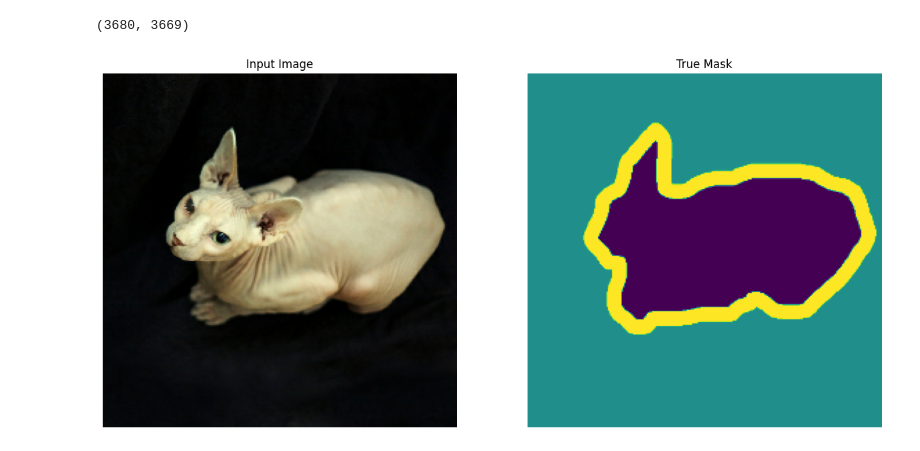
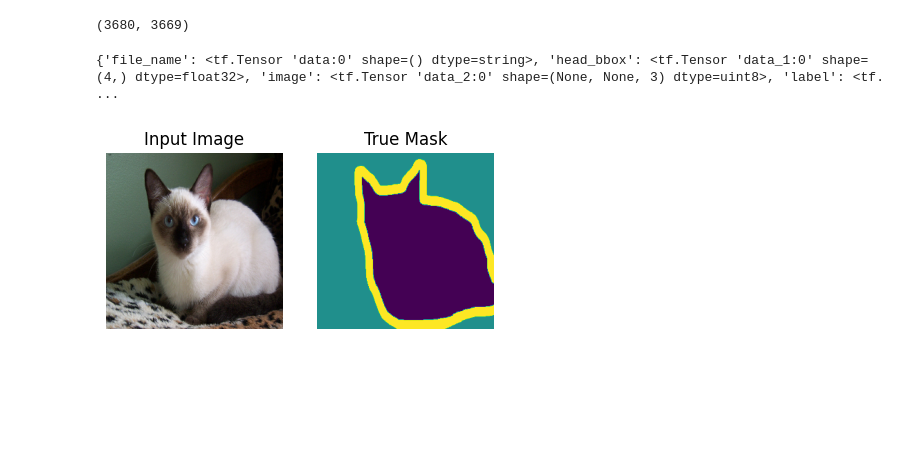
Before and after one commit to vidiasgiannis/CV_Segmentation_Mask_Modelling, a Jupyter notebook: src/RealDataLoader.ipynb, the cells around one changed output. Drawn from its saved outputs; the diff is of its cells as text; code cells hidden in the pictures; blank space fills up the shorter version.

Commit message:
data-augmentation techniques

```diff
--- a/src/RealDataLoader.ipynb
+++ b/src/RealDataLoader.ipynb
@@ -36,20 +35,3 @@ dataset
 # %% [output]
 {'train': <_PrefetchDataset element_spec={'file_name': TensorSpec(shape=(), dtype=tf.string, name=None), 'head_bbox': TensorSpec(shape=(4,), dtype=tf.float32, name=None), 'image': TensorSpec(shape=(No ...
  'test': <_PrefetchDataset element_spec={'file_name': TensorSpec(shape=(), dtype=tf.string, name=None), 'head_bbox': TensorSpec(shape=(4,), dtype=tf.float32, name=None), 'image': TensorSpec(shape=(Non ...
-# %%
-
-first_sample = next(iter(dataset['test'].take(3)))  # Extract first sample
-second_sample = next(iter(dataset['test'].take(50)))
-
-# Access individual attributes
-image =first_sample['image']    # Extract image tensor
-image2 = second_sample['image']   # Extract image tensor
-
-image_expanded = tf.expand_dims(image, axis=0)
-image2_expanded = tf.expand_dims(image2, axis=0)
-
-# Concatenate the two tensors along the new dimension (axis 0)
-concatenated_image = tf.concat([image_expanded, image2_expanded], axis=0)
-
-image_resized = tf_resize_images(concatenated_image,128,3)
-print(image_resized[1])
@@ -100,12 +43,13 @@ def normalize(image, mask):
 
 @tf.function
 def load_image_train(data):
+  print(data)
   image = tf.image.resize(data['image'], (256,256))
   mask = tf.image.resize(data['segmentation_mask'], (256,256))
 
-  if tf.random.uniform(()) > 0.5:
-    image = tf.image.flip_left_right(image)
-    mask = tf.image.flip_left_right(mask)
+  # if tf.random.uniform(()) > 0.5:
+  #   image = tf.image.flip_left_right(image)
+  #   mask = tf.image.flip_left_right(mask)
 
   image, mask = normalize(image, mask)
   return image, mask
@@ -128,16 +72,17 @@ BUFFER_SIZE = 1000
 STEPS_PER_EPOCH = TRAIN_LENGTH / BATCH_SIZE
 # %%
 #The dataset already contains the required splits of test and train, so let's continue to use the same split
-
 train = dataset['train'].map(load_image_train, num_parallel_calls=tf.data.experimental.AUTOTUNE)
 test = dataset['test'].map(load_image_test)
+# %% [output]
+{'file_name': <tf.Tensor 'data:0' shape=() dtype=string>, 'head_bbox': <tf.Tensor 'data_1:0' shape=(4,) dtype=float32>, 'image': <tf.Tensor 'data_2:0' shape=(None, None, 3) dtype=uint8>, 'label': <tf. ...
 # %%
 train_dataset = train.cache().shuffle(BUFFER_SIZE).batch(BATCH_SIZE).repeat()
 train_dataset = train_dataset.prefetch(buffer_size=tf.data.experimental.AUTOTUNE)
 test_dataset = test.batch(BATCH_SIZE)
 # %%
 def display(display_list):
-  plt.figure(figsize=(15,15))
+  plt.figure(figsize=(5,5))
 
   title = ['Input Image', 'True Mask', 'Predicted Mask']
 
@@ -148,8 +93,8 @@ def display(display_list):
     plt.axis('off')
   plt.show()
 # %%
-for image, mask in train.take(1):
+for image, mask in train.take(4):
   sample_image, sample_mask = image, mask
 display([sample_image, sample_mask])
 # %% [output]
-[figure, old version]
+[figure, new version]
```
Also changed, not shown: parts of 10 cells of this notebook, 7 other files.
